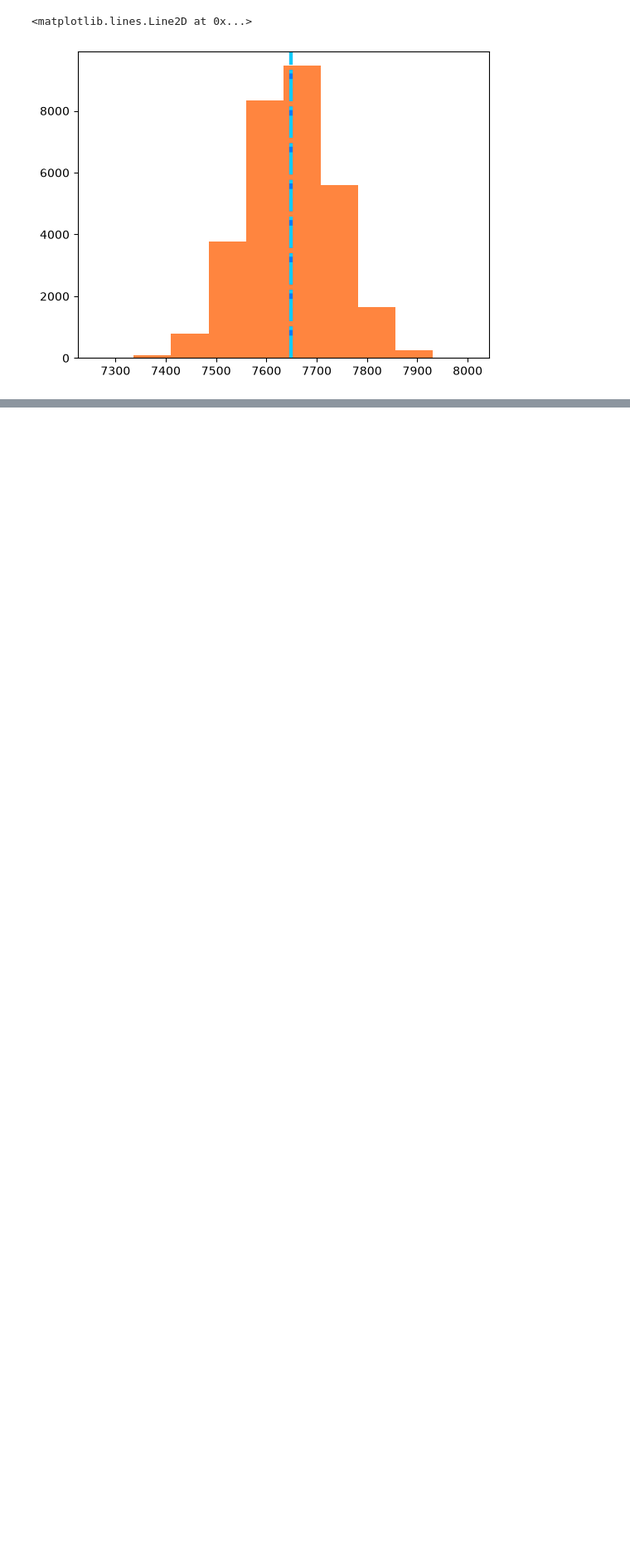
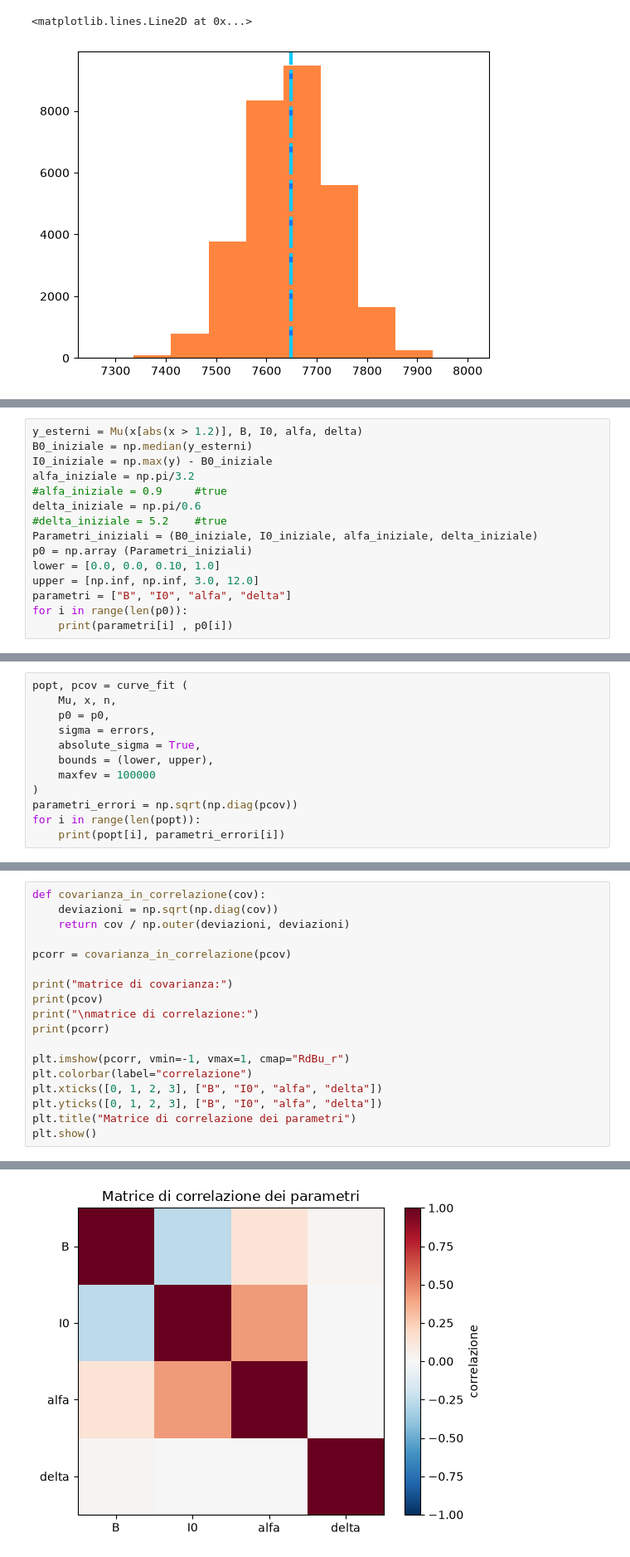
Before and after one commit to aria3137/Lab01, a Jupyter notebook: prova01.ipynb, the cells around one changed output, grey strips where cells are left out. Shown at 83% size. Saved outputs shown, nothing was run; the diff lists cells and outputs as text; blank space fills up the shorter version.

```diff
--- a/prova01.ipynb
+++ b/prova01.ipynb
@@ -168,0 +147,15 @@ assi.errorbar(x_primo,n,yerr=sigma_y_primo, fmt='o',ms=2, color="#43a5f1")
+# %%
+y_esterni = Mu(x[abs(x > 1.2)], B, I0, alfa, delta)
+B0_iniziale = np.median(y_esterni)
+I0_iniziale = np.max(y) - B0_iniziale
+alfa_iniziale = np.pi/3.2
+#alfa_iniziale = 0.9     #true
+delta_iniziale = np.pi/0.6
+#delta_iniziale = 5.2    #true
+Parametri_iniziali = (B0_iniziale, I0_iniziale, alfa_iniziale, delta_iniziale)
+p0 = np.array (Parametri_iniziali)
+lower = [0.0, 0.0, 0.10, 1.0]
+upper = [np.inf, np.inf, 3.0, 12.0]
+parametri = ["B", "I0", "alfa", "delta"]
+for i in range(len(p0)):
+    print(parametri[i] , p0[i])
@@ -168,0 +169,12 @@ assi.errorbar(x_primo,n,yerr=sigma_y_primo, fmt='o',ms=2, color="#43a5f1")
+# %%
+popt, pcov = curve_fit (
+    Mu, x, n,
+    p0 = p0,
+    sigma = errors,
+    absolute_sigma = True,
+    bounds = (lower, upper),
+    maxfev = 100000
+)
+parametri_errori = np.sqrt(np.diag(pcov))
+for i in range(len(popt)):
+    print(popt[i], parametri_errori[i])
@@ -168,0 +186,19 @@ assi.errorbar(x_primo,n,yerr=sigma_y_primo, fmt='o',ms=2, color="#43a5f1")
+# %%
+def covarianza_in_correlazione(cov):
+    deviazioni = np.sqrt(np.diag(cov))
+    return cov / np.outer(deviazioni, deviazioni)
+
+pcorr = covarianza_in_correlazione(pcov)
+
+print("matrice di covarianza:")
+print(pcov)
+print("\nmatrice di correlazione:")
+print(pcorr)
+
+plt.imshow(pcorr, vmin=-1, vmax=1, cmap="RdBu_r")
+plt.colorbar(label="correlazione")
+plt.xticks([0, 1, 2, 3], ["B", "I0", "alfa", "delta"])
+plt.yticks([0, 1, 2, 3], ["B", "I0", "alfa", "delta"])
+plt.title("Matrice di correlazione dei parametri")
+plt.show()
+# %% [output]
@@ -168,0 +216 @@ assi.errorbar(x_primo,n,yerr=sigma_y_primo, fmt='o',ms=2, color="#43a5f1")
+[figure, added]
```
Also changed, not shown: parts of 22 cells of this notebook.
